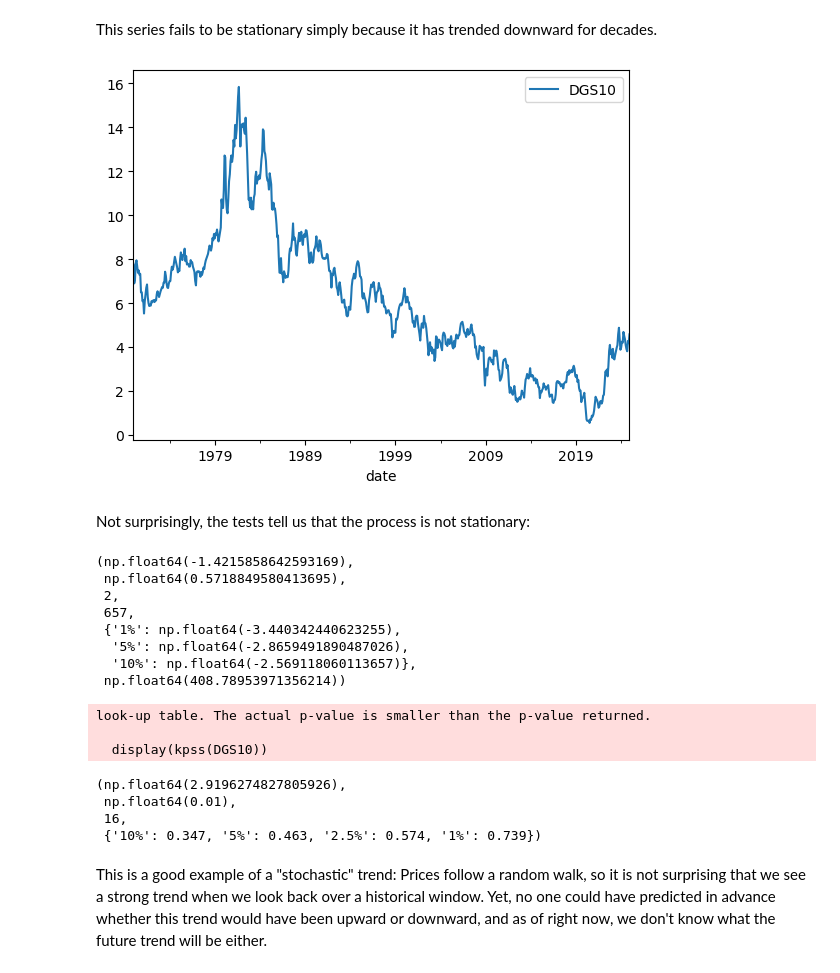
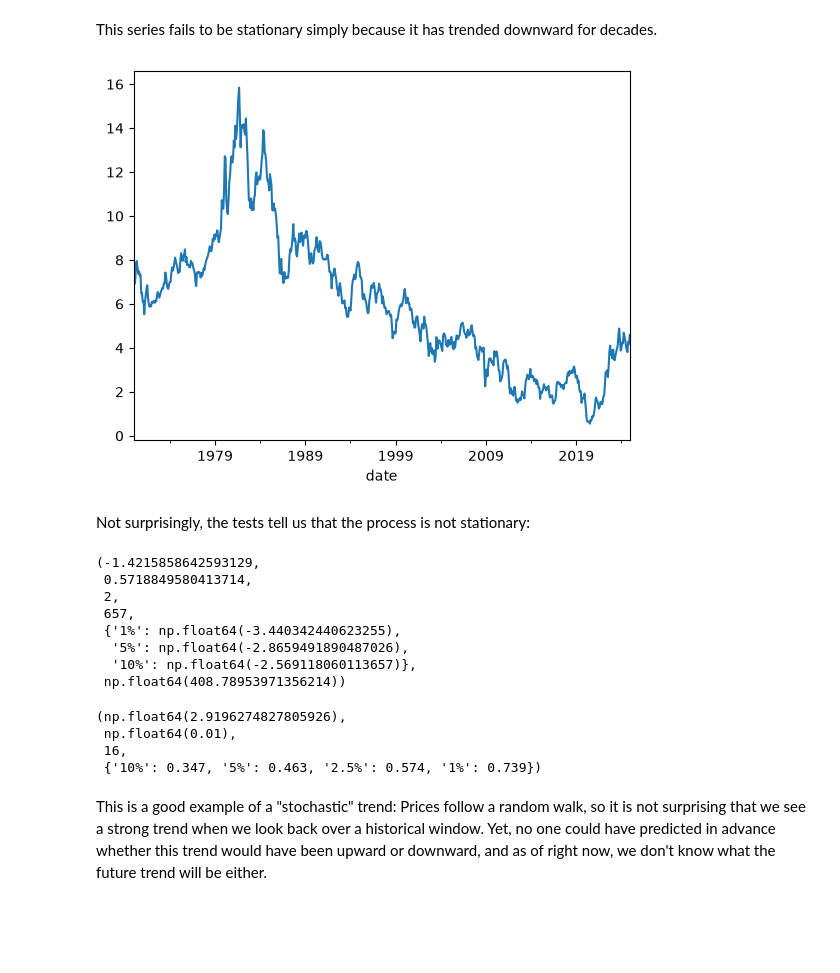
Before and after one commit to wgmann/FIN657, a Jupyter notebook: Week 3 - AR1 processes and unit root processes/AR1 and unit root processes.ipynb, the cells around one changed output. Drawn from its saved outputs; the diff is of its cells as text; code cells hidden in the pictures; blank space fills up the shorter version.

```diff
--- a/Week 3 - AR1 processes and unit root processes/AR1 and unit root processes.ipynb
+++ b/Week 3 - AR1 processes and unit root processes/AR1 and unit root processes.ipynb
@@ -324,32 +318,29 @@ Notes:
 # %% [markdown]
 This series fails to be stationary simply because it has trended downward for decades.
 # %%
-DGS10 = Fred().get_series('DGS10', observation_start = '1970-01-01', observation_end = '2024-12-31', frequency='m', aggregation_method = 'eop').to_frame().reset_index().rename(columns={"index":"date" , 0:"DGS10"}).set_index('date')
+DGS10 = Fred().get_series('DGS10', observation_start = '1970-01-01', observation_end = '2024-12-31', frequency='m', aggregation_method = 'eop').rename('DGS10').rename_axis('date')
 DGS10 = DGS10.dropna()
 DGS10.plot();
 # %% [output]
-[figure, old version]
+[figure, new version]
 # %% [markdown]
 Not surprisingly, the tests tell us that the process is not stationary:
 # %%
 display(adfuller(DGS10))
 display(kpss(DGS10))
 # %% [output]
-(np.float64(-1.4215858642593169),
- np.float64(0.5718849580413695),
+(-1.4215858642593129,
+ 0.5718849580413714,
  2,
  657,
  {'1%': np.float64(-3.440342440623255),
   '5%': np.float64(-2.8659491890487026),
   '10%': np.float64(-2.569118060113657)},
  np.float64(408.78953971356214))
-look-up table. The actual p-value is smaller than the p-value returned.
-
-  display(kpss(DGS10))
+(np.float64(2.9196274827805926),
+ np.float64(0.01),
+ 16,
+ {'10%': 0.347, '5%': 0.463, '2.5%': 0.574, '1%': 0.739})
-(np.float64(2.9196274827805926),
- np.float64(0.01),
- 16,
- {'10%': 0.347, '5%': 0.463, '2.5%': 0.574, '1%': 0.739})
 # %% [markdown]
 This is a good example of a "stochastic" trend: Prices follow a random walk, so it is not surprising that we see a strong trend when we look back over a historical window. Yet, no one could have predicted in advance whether this trend would have been upward or downward, and as of right now, we don't know what the future trend will be either.
 # %% [markdown]
```
Also changed, not shown: parts of 15 cells of this notebook.
